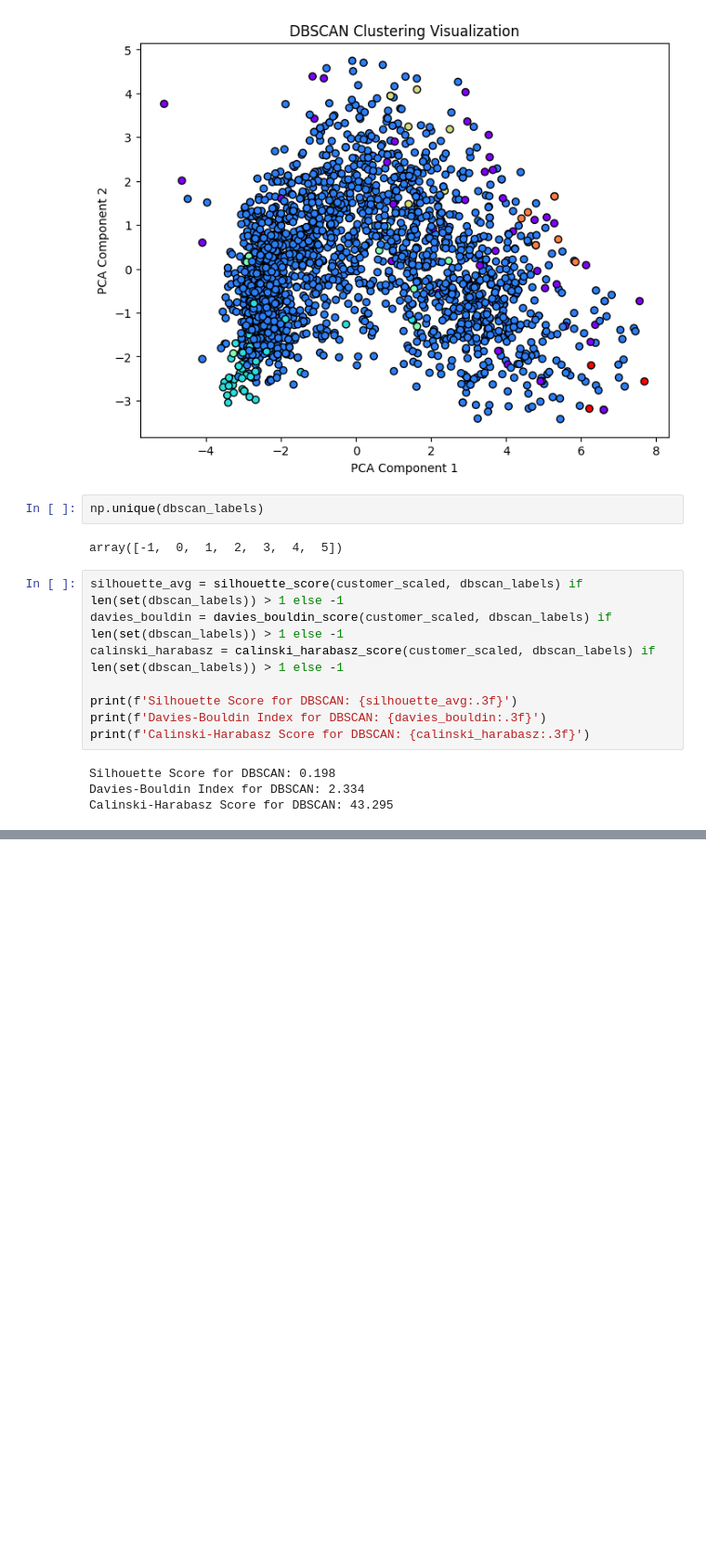
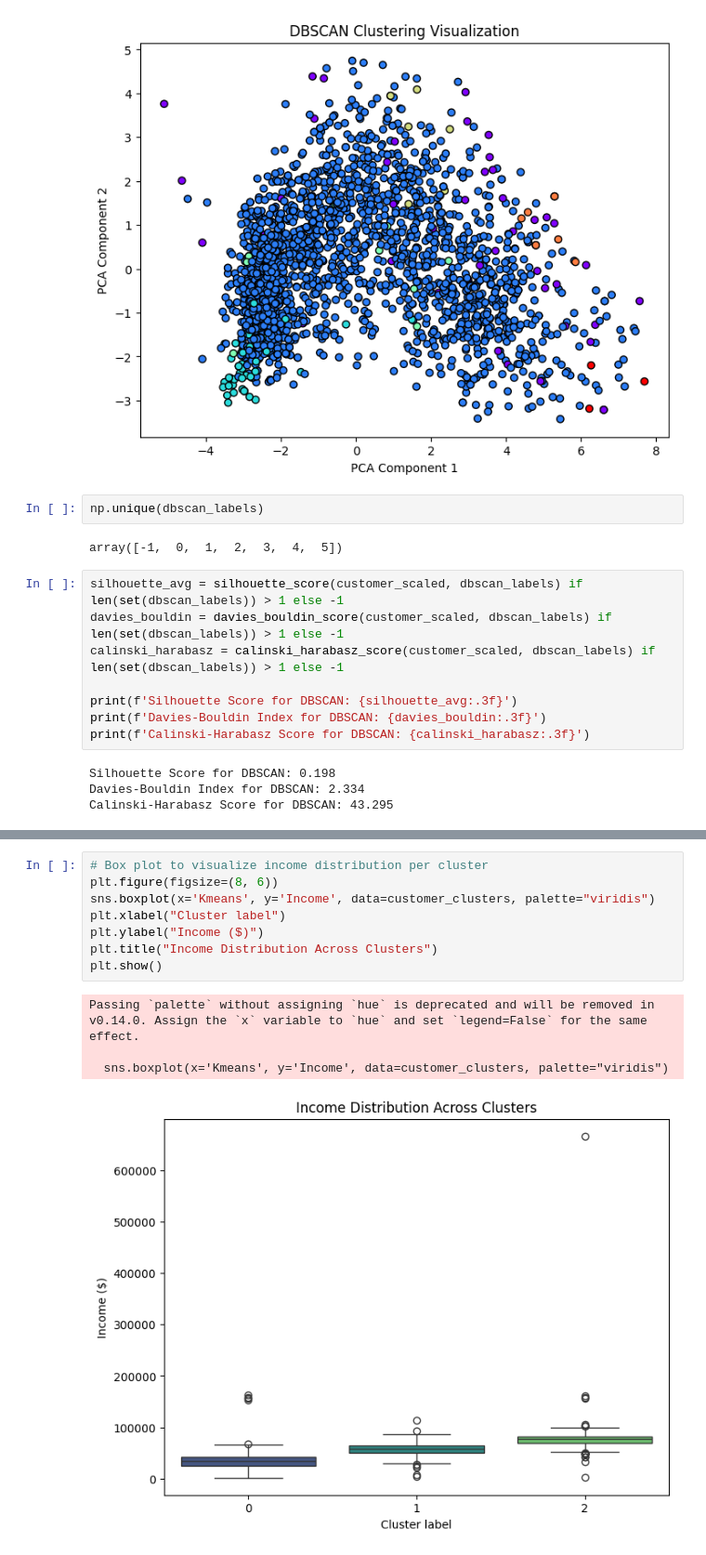
Before and after one commit to esther670/Customer-Personality-Analysis-Clustering, a Jupyter notebook: customer clustering.ipynb, the cells around one changed output, grey strips where cells are left out. Shown at 93% size. Saved outputs shown, nothing was run; the diff lists cells and outputs as text; blank space fills up the shorter version.

```diff
--- a/customer clustering.ipynb
+++ b/customer clustering.ipynb
@@ -278,0 +325,13 @@ Calinski-Harabasz Score for DBSCAN: 43.295
+# %%
+# Box plot to visualize income distribution per cluster
+plt.figure(figsize=(8, 6))
+sns.boxplot(x='Kmeans', y='Income', data=customer_clusters, palette="viridis")
+plt.xlabel("Cluster label")
+plt.ylabel("Income ($)")
+plt.title("Income Distribution Across Clusters")
+plt.show()
+# %% [output]
+Passing `palette` without assigning `hue` is deprecated and will be removed in v0.14.0. Assign the `x` variable to `hue` and set `legend=False` for the same effect.
+
+  sns.boxplot(x='Kmeans', y='Income', data=customer_clusters, palette="viridis")
+[figure, added]
```
Also changed, not shown: parts of 8 cells of this notebook.
